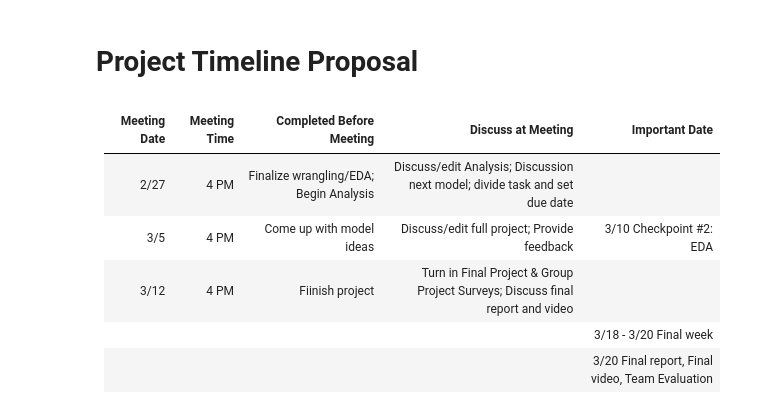
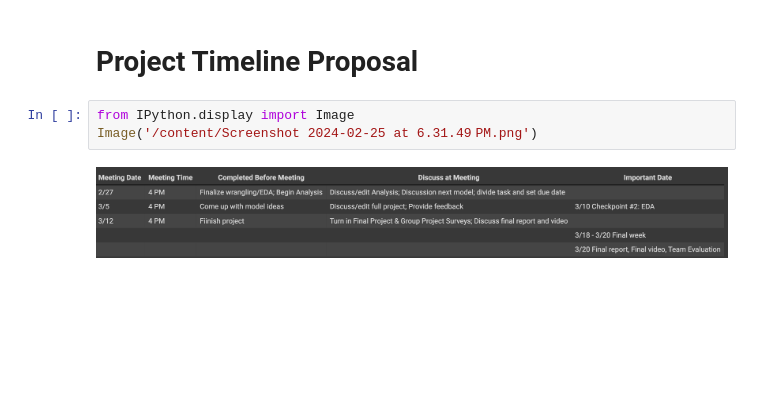
Before and after one commit to COGS108/Group080_WI24, a Jupyter notebook: DataCheckpoint_Group080_WI24.ipynb, the cells around one changed output. Saved outputs shown, nothing was run; the diff lists cells and outputs as text; blank space fills up the shorter version.

Commit message:
Data checkpoint 2/25

```diff
--- a/DataCheckpoint_Group080_WI24.ipynb
+++ b/DataCheckpoint_Group080_WI24.ipynb
@@ -742,12 +742,8 @@ information accessable from Kaggle to avoid issues with privacy. Since this is a
 *   Judgment free zone!
 # %% [markdown]
 # **Project Timeline Proposal**
-# %% [markdown]
-
-| Meeting Date  | Meeting Time| Completed Before Meeting |Discuss at Meeting| Important Date|
-|---|---|---|---|---|
-| 2/27  | 4 PM  | Finalize wrangling/EDA; Begin Analysis | Discuss/edit Analysis; Discussion next model; divide task and set due date |
-| 3/5  | 4 PM  | Come up with model ideas | Discuss/edit full project; Provide feedback| 3/10 Checkpoint #2: EDA|
-| 3/12  | 4 PM  | Fiinish project | Turn in Final Project & Group Project Surveys; Discuss final report and video |
-| | | | | 3/18 - 3/20 Final week|
-| | | | | 3/20 Final report, Final video, Team Evaluation|
+# %%
+from IPython.display import Image
+Image('/content/Screenshot 2024-02-25 at 6.31.49 PM.png')
+# %% [output]
+[figure, added]
```
